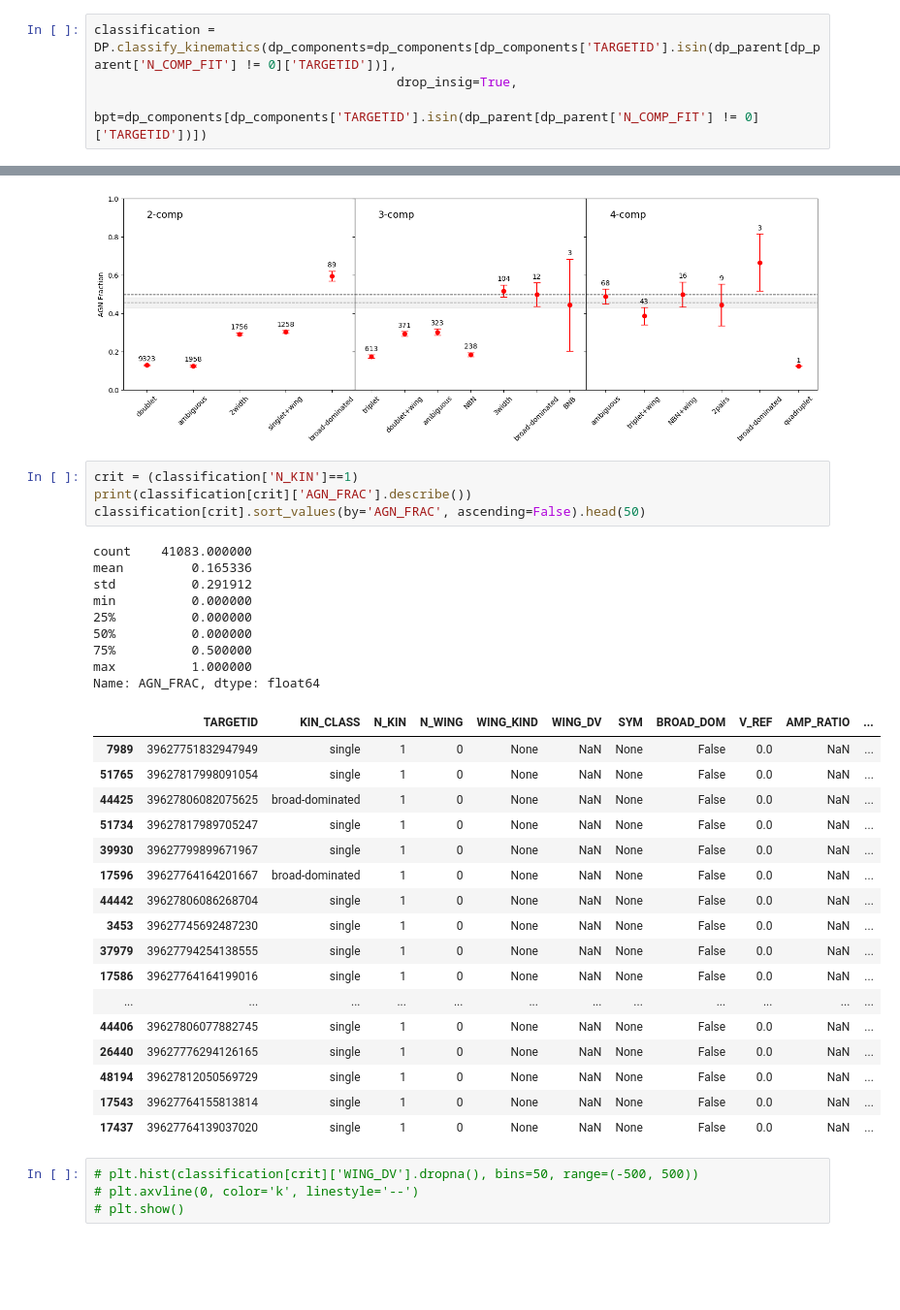
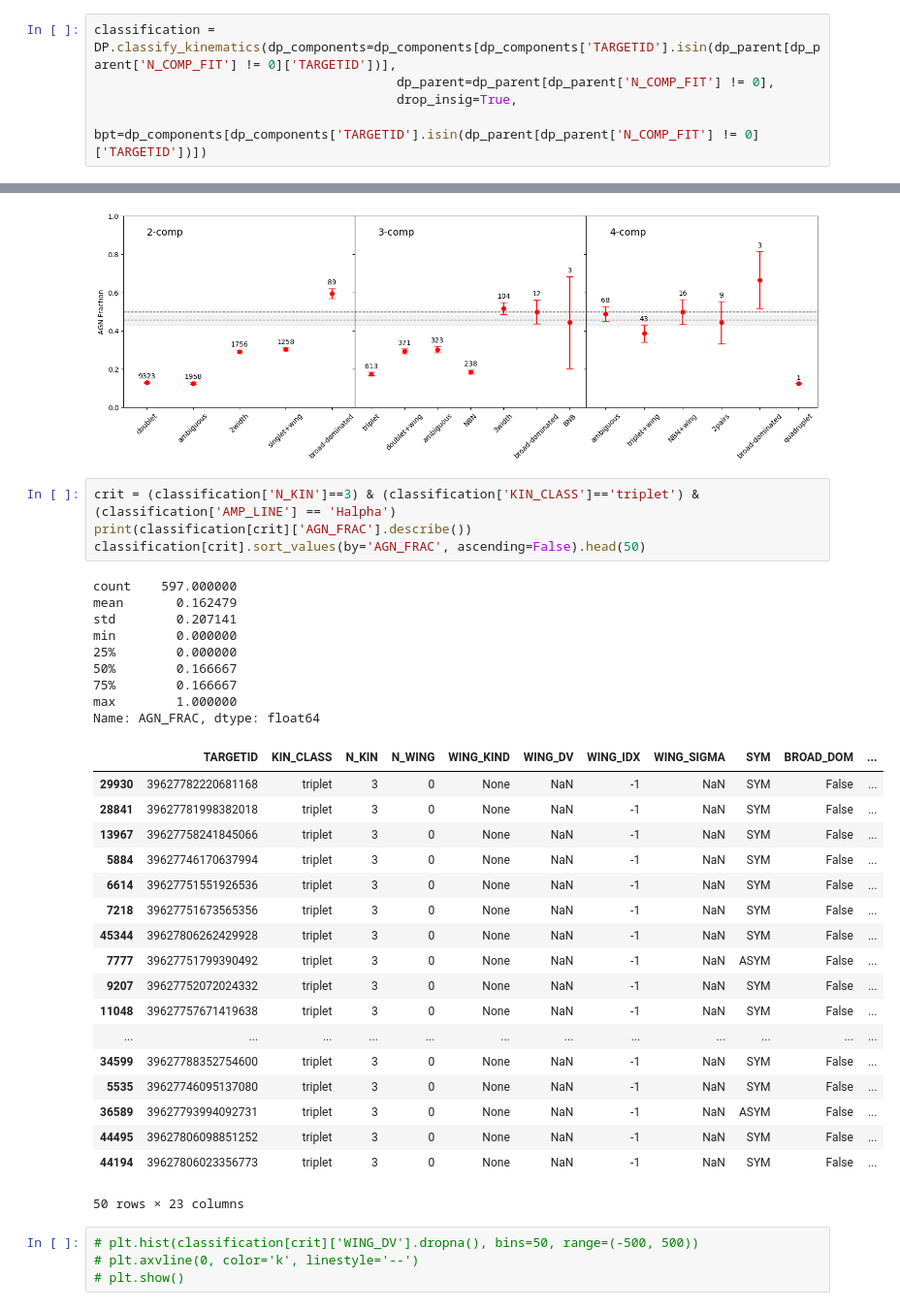
Before and after one commit to hyp0515/searching_inflow, a Jupyter notebook: classification.ipynb, the cells around one changed output, grey strips where cells are left out. Shown at 97% size. Drawn from its saved outputs; the diff is of its cells as text; blank space fills up the shorter version.

```diff
--- a/classification.ipynb
+++ b/classification.ipynb
@@ -95,6 +95,7 @@ dp_components.head()
 # SIGMA[SIGMA[0]*SIGMA[1]*SIGMA[2]*SIGMA[3] > 0].head(50)
 # %%
 classification = DP.classify_kinematics(dp_components=dp_components[dp_components['TARGETID'].isin(dp_parent[dp_parent['N_COMP_FIT'] != 0]['TARGETID'])],
+                                        dp_parent=dp_parent[dp_parent['N_COMP_FIT'] != 0],
                                         drop_insig=True,
                                         bpt=dp_components[dp_components['TARGETID'].isin(dp_parent[dp_parent['N_COMP_FIT'] != 0]['TARGETID'])])
 # %%
@@ -182,36 +183,37 @@ ax[0].set_ylabel('AGN Fraction')
 Text(0, 0.5, 'AGN Fraction')
 [figure]
 # %%
-crit = (classification['N_KIN']==1)
+crit = (classification['N_KIN']==3) & (classification['KIN_CLASS']=='triplet') & (classification['AMP_LINE'] == 'Halpha')
 print(classification[crit]['AGN_FRAC'].describe())
 classification[crit].sort_values(by='AGN_FRAC', ascending=False).head(50)
 # %% [output]
-count    41083.000000
-mean         0.165336
-std          0.291912
-min          0.000000
-25%          0.000000
-50%          0.000000
-75%          0.500000
-max          1.000000
+count    597.000000
+mean       0.162479
+std        0.207141
+min        0.000000
+25%        0.000000
+50%        0.166667
+75%        0.166667
+max        1.000000
 Name: AGN_FRAC, dtype: float64
-|  | TARGETID | KIN_CLASS | N_KIN | N_WING | WING_KIND | WING_DV | SYM | BROAD_DOM | V_REF | AMP_RATIO | ... |
-| 7989 | 39627751832947949 | single | 1 | 0 | None | NaN | None | False | 0.0 | NaN | ... |
-| 51765 | 39627817998091054 | single | 1 | 0 | None | NaN | None | False | 0.0 | NaN | ... |
-| 44425 | 39627806082075625 | broad-dominated | 1 | 0 | None | NaN | None | False | 0.0 | NaN | ... |
-| 51734 | 39627817989705247 | single | 1 | 0 | None | NaN | None | False | 0.0 | NaN | ... |
-| 39930 | 39627799899671967 | single | 1 | 0 | None | NaN | None | False | 0.0 | NaN | ... |
-| 17596 | 39627764164201667 | broad-dominated | 1 | 0 | None | NaN | None | False | 0.0 | NaN | ... |
-| 44442 | 39627806086268704 | single | 1 | 0 | None | NaN | None | False | 0.0 | NaN | ... |
-| 3453 | 39627745692487230 | single | 1 | 0 | None | NaN | None | False | 0.0 | NaN | ... |
-| 37979 | 39627794254138555 | single | 1 | 0 | None | NaN | None | False | 0.0 | NaN | ... |
-| 17586 | 39627764164199016 | single | 1 | 0 | None | NaN | None | False | 0.0 | NaN | ... |
+|  | TARGETID | KIN_CLASS | N_KIN | N_WING | WING_KIND | WING_DV | WING_IDX | WING_SIGMA | SYM | BROAD_DOM | ... |
+| 29930 | 39627782220681168 | triplet | 3 | 0 | None | NaN | -1 | NaN | SYM | False | ... |
+| 28841 | 39627781998382018 | triplet | 3 | 0 | None | NaN | -1 | NaN | SYM | False | ... |
+| 13967 | 39627758241845066 | triplet | 3 | 0 | None | NaN | -1 | NaN | SYM | False | ... |
+| 5884 | 39627746170637994 | triplet | 3 | 0 | None | NaN | -1 | NaN | SYM | False | ... |
+| 6614 | 39627751551926536 | triplet | 3 | 0 | None | NaN | -1 | NaN | SYM | False | ... |
+| 7218 | 39627751673565356 | triplet | 3 | 0 | None | NaN | -1 | NaN | SYM | False | ... |
+| 45344 | 39627806262429928 | triplet | 3 | 0 | None | NaN | -1 | NaN | SYM | False | ... |
+| 7777 | 39627751799390492 | triplet | 3 | 0 | None | NaN | -1 | NaN | ASYM | False | ... |
+| 9207 | 39627752072024332 | triplet | 3 | 0 | None | NaN | -1 | NaN | SYM | False | ... |
+| 11048 | 39627757671419638 | triplet | 3 | 0 | None | NaN | -1 | NaN | SYM | False | ... |
 | ... | ... | ... | ... | ... | ... | ... | ... | ... | ... | ... | ... |
-| 44406 | 39627806077882745 | single | 1 | 0 | None | NaN | None | False | 0.0 | NaN | ... |
-| 26440 | 39627776294126165 | single | 1 | 0 | None | NaN | None | False | 0.0 | NaN | ... |
-| 48194 | 39627812050569729 | single | 1 | 0 | None | NaN | None | False | 0.0 | NaN | ... |
-| 17543 | 39627764155813814 | single | 1 | 0 | None | NaN | None | False | 0.0 | NaN | ... |
-| 17437 | 39627764139037020 | single | 1 | 0 | None | NaN | None | False | 0.0 | NaN | ... |
+| 34599 | 39627788352754600 | triplet | 3 | 0 | None | NaN | -1 | NaN | SYM | False | ... |
+| 5535 | 39627746095137080 | triplet | 3 | 0 | None | NaN | -1 | NaN | SYM | False | ... |
+| 36589 | 39627793994092731 | triplet | 3 | 0 | None | NaN | -1 | NaN | ASYM | False | ... |
+| 44495 | 39627806098851252 | triplet | 3 | 0 | None | NaN | -1 | NaN | SYM | False | ... |
+| 44194 | 39627806023356773 | triplet | 3 | 0 | None | NaN | -1 | NaN | SYM | False | ... |
+50 rows × 23 columns
 # %%
 # plt.hist(classification[crit]['WING_DV'].dropna(), bins=50, range=(-500, 500))
 # plt.axvline(0, color='k', linestyle='--')
```
Also changed, not shown: parts of 19 cells of this notebook, 3 other files.
